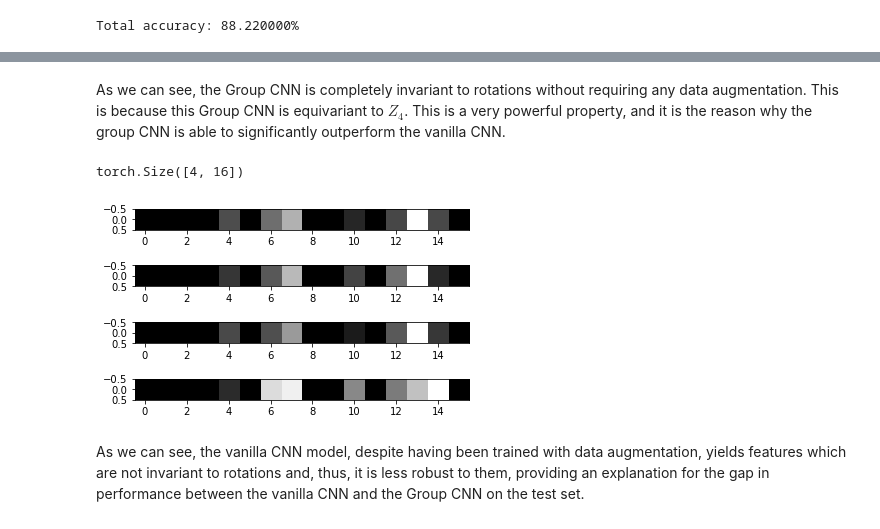
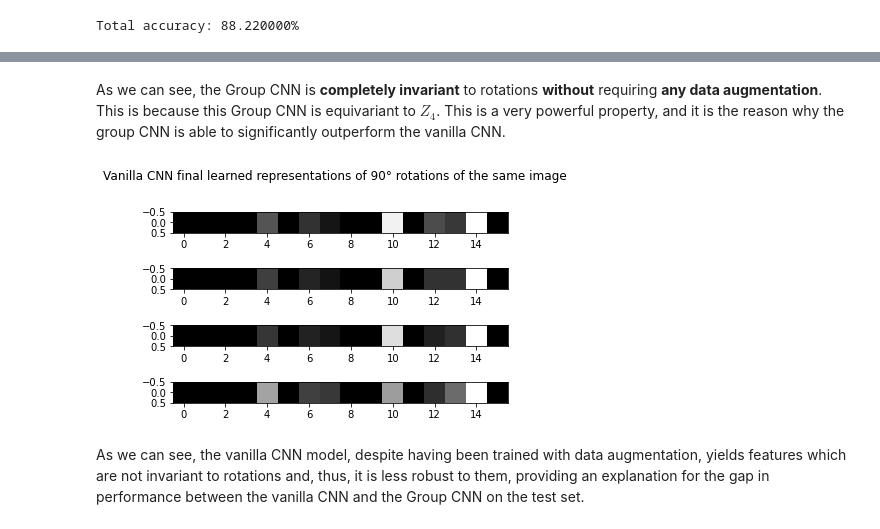
Before and after one commit to GabrieleSerussi/Group-Convolutional-Neural-Networks, a Jupyter notebook: notebook.ipynb, the cells around one changed output, grey strips where cells are left out. Saved outputs shown, nothing was run; the diff lists cells and outputs as text; code cells hidden in the pictures.

```diff
--- a/notebook.ipynb
+++ b/notebook.ipynb
@@ -60,9 +65,10 @@ Total accuracy: 79.300000%
 # %%
-# show that the final representations are equivariant wrt 90-degree rotations
-ex = test[1][0]
+ex = test[0][0]
 examples = torch.stack([torch.rot90(ex, i, dims=(-2,-1)) for i in range(4)])
-fig, axs = plt.subplots(1,4, figsize=(16,16))
-for i in range(4):
+fig, axs = plt.subplots(1,GROUP_ORDER)
+for i in range(GROUP_ORDER):
     axs[i].imshow(examples[i].squeeze(), cmap='gray')
+
+plt.suptitle("Rotated examples")
 plt.show()
 # %% [output]
@@ -70,10 +75,0 @@ plt.show()
-# %%
-# lift representation
-# shape: (batch, hidden_channel, group_order, height, width)
-examples = examples.to(trainer.device)
-cpu = torch.device('cpu')
-lifted_examples = trainer.model.convs[0](examples)
-lifted_examples = lifted_examples.reshape(lifted_examples.shape[0],
-4, trainer.model.hidden_channel_number, lifted_examples.shape[2], lifted_examples.shape[3])
-
-lifted_examples.shape
@@ -112,11 +78,3 @@ projected_examples = trainer.model.convs(examples)
 projected_examples = projected_examples.reshape(projected_examples.shape[0],4,trainer.model.hidden_channel_number,
 projected_examples.shape[2], projected_examples.shape[3])
 projected_examples = projected_examples.mean(dim=[1, -2, -1])
-# %%
-# as we can see after the coarsening of the network obtained after the pooling
-# operation, the network yiedls the exact same representation for all the rotated images
-# proving the complete invariance of the network to rotations
-fig, axs = plt.subplots(len(CyclicGroup().elements()))
-for i in range(len(CyclicGroup().elements())):
-    axs[i].imshow(projected_examples[i, None].detach().to(cpu).numpy(), cmap='gray')
-plt.show()
@@ -124,0 +81,6 @@ plt.show()
+# %%
+fig, axs = plt.subplots(GROUP_ORDER)
+for i in range(GROUP_ORDER):
+    axs[i].imshow(projected_examples[i, None].detach().to(cpu).numpy(), cmap='gray')
+plt.suptitle("Group CNN final learned representations of 90° rotations of the same image")
+plt.show()
@@ -125,20 +89,17 @@ plt.show()
 # %% [markdown]
-As we can see, the Group CNN is completely invariant to rotations without requiring any data augmentation. This is because this Group CNN is equivariant to $Z_4$. This is a very powerful property, and it is the reason why the group CNN is able to significantly outperform the vanilla CNN.
+As we can see, the Group CNN is **completely invariant** to rotations **without** requiring **any data augmentation**. This is because this Group CNN is equivariant to $Z_4$. This is a very powerful property, and it is the reason why the group CNN is able to significantly outperform the vanilla CNN.
 # %%
 vanilla_projected_examples = vanilla_trainer.model.convs(examples)
 vanilla_projected_examples = vanilla_projected_examples.reshape(vanilla_projected_examples.shape[0],vanilla_trainer.model.hidden_channel_number,
 vanilla_projected_examples.shape[2], vanilla_projected_examples.shape[3])
 vanilla_projected_examples = vanilla_projected_examples.mean(dim=[-2, -1])
-# %%
-vanilla_projected_examples.shape
-# %% [output]
-torch.Size([4, 16])
 # %%
-fig, axs = plt.subplots(len(CyclicGroup().elements()))
-for i in range(len(CyclicGroup().elements())):
+fig, axs = plt.subplots(GROUP_ORDER)
+for i in range(GROUP_ORDER):
     axs[i].imshow(vanilla_projected_examples[i,None].detach().to(cpu).numpy(), cmap='gray')
+plt.suptitle("Vanilla CNN final learned representations of 90° rotations of the same image")
 plt.show()
 # %% [output]
-[figure, old version]
+[figure, new version]
 # %% [markdown]
 As we can see, the vanilla CNN model, despite having been trained with data augmentation, yields features which are not invariant to rotations and, thus, it is less robust to them, providing an explanation for the gap in performance between the vanilla CNN and the Group CNN on the test set.
```
Also changed, not shown: parts of 18 cells of this notebook, 8 other files.
